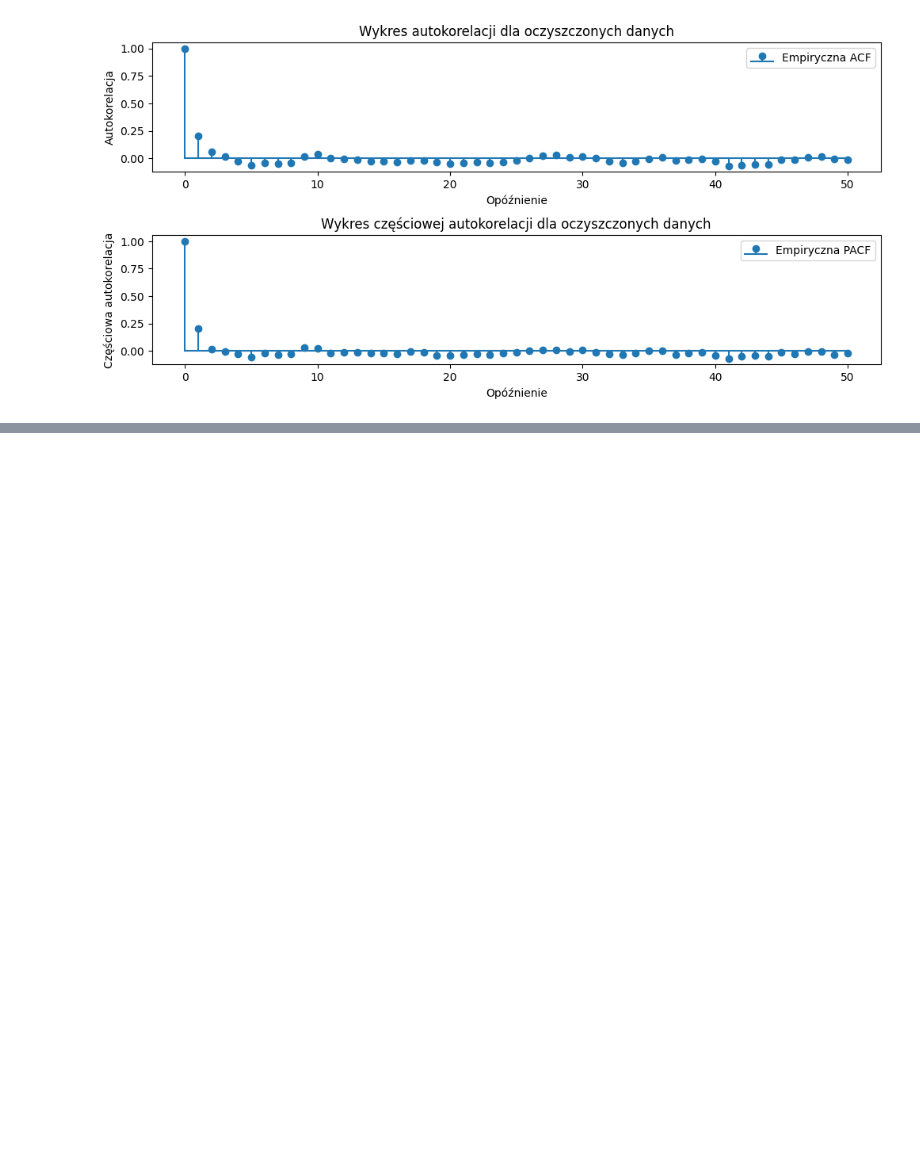
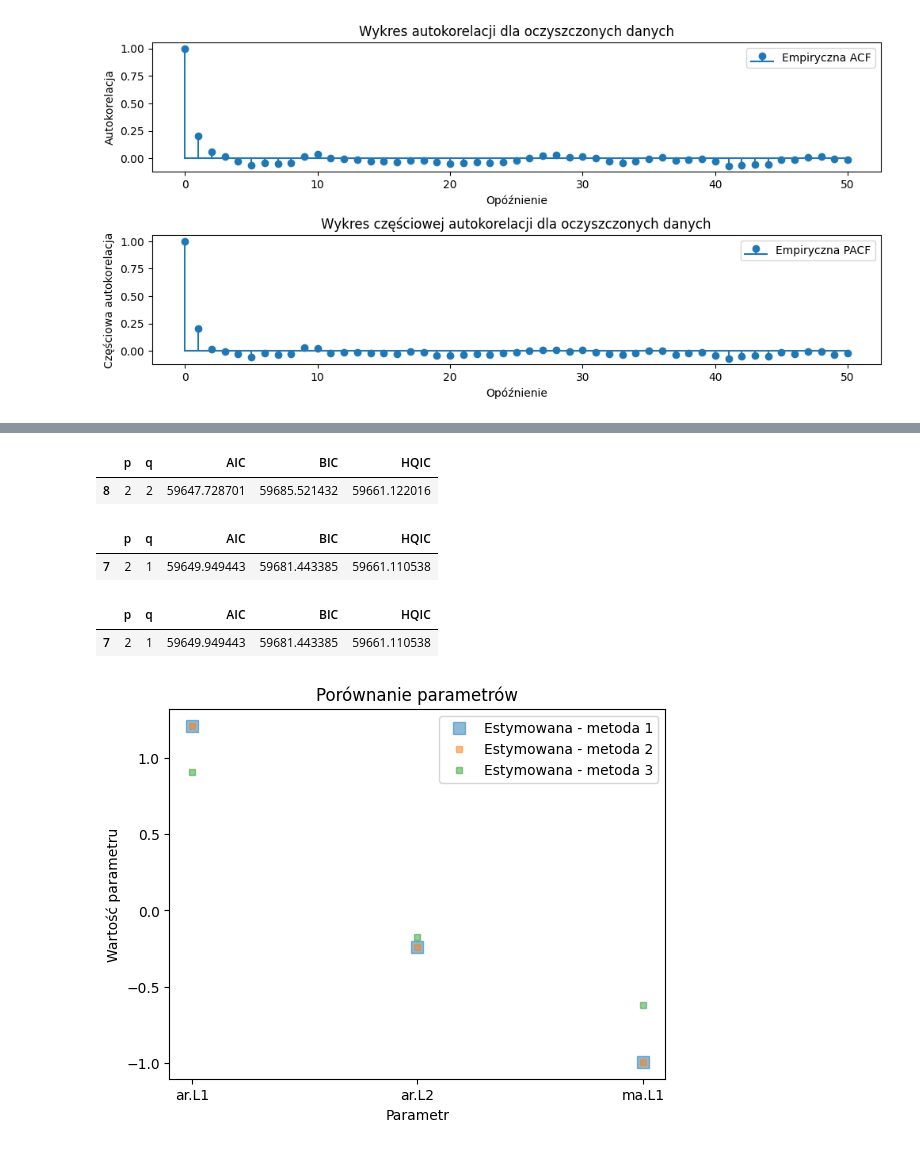
Before and after one commit to JKrempinska/kaszcz, a Jupyter notebook: dealing_with_data/analiza_danych.ipynb, the cells around one changed output, grey strips where cells are left out. Cells and saved outputs as stored; diff of their text form; code cells hidden in the pictures; blank space fills up the shorter version.

```diff
--- a/dealing_with_data/analiza_danych.ipynb
+++ b/dealing_with_data/analiza_danych.ipynb
@@ -180,3 +213,36 @@ Warnings:
+# %%
+df.sort_values(by='AIC').head(1)
+# %% [output]
+|  | p | q | AIC | BIC | HQIC |
+| 8 | 2 | 2 | 59647.728701 | 59685.521432 | 59661.122016 |
+# %%
+df.sort_values(by='BIC').head(1)
+# %% [output]
+|  | p | q | AIC | BIC | HQIC |
+| 7 | 2 | 1 | 59649.949443 | 59681.443385 | 59661.110538 |
+# %%
+df.sort_values(by='HQIC').head(1)
+# %% [output]
+|  | p | q | AIC | BIC | HQIC |
+| 7 | 2 | 1 | 59649.949443 | 59681.443385 | 59661.110538 |
+# %%
+p, q = 2, 1
+
+model_first_method = ARIMA(clean_data, order=(p, 0, q)).fit(method='statespace')
+model_second_method = ARIMA(clean_data, order=(p, 0, q)).fit(method='innovations_mle')
+model_third_method = ARIMA(clean_data, order=(p, 0, q)).fit(method='hannan_rissanen')
+
+plt.plot(model_first_method.params[1:-1], 's', markersize=8, alpha=0.5, label='Estymowana - metoda 1')
+plt.plot(model_second_method.params[1:-1], 's', markersize=5, alpha=0.5, label='Estymowana - metoda 2')
+plt.plot(model_third_method.params[1:-1], 's', markersize=5, alpha=0.5, label='Estymowana - metoda 3')
+plt.legend()
+plt.xlabel('Parametr')
+plt.ylabel('Wartość parametru')
+plt.title('Porównanie parametrów')
+
+plt.show()
+# %% [output]
+[figure, added]
 # %%
 adfuller_test(clean_data)
 # %% [output]
```
Also changed, not shown: parts of 14 cells of this notebook.
